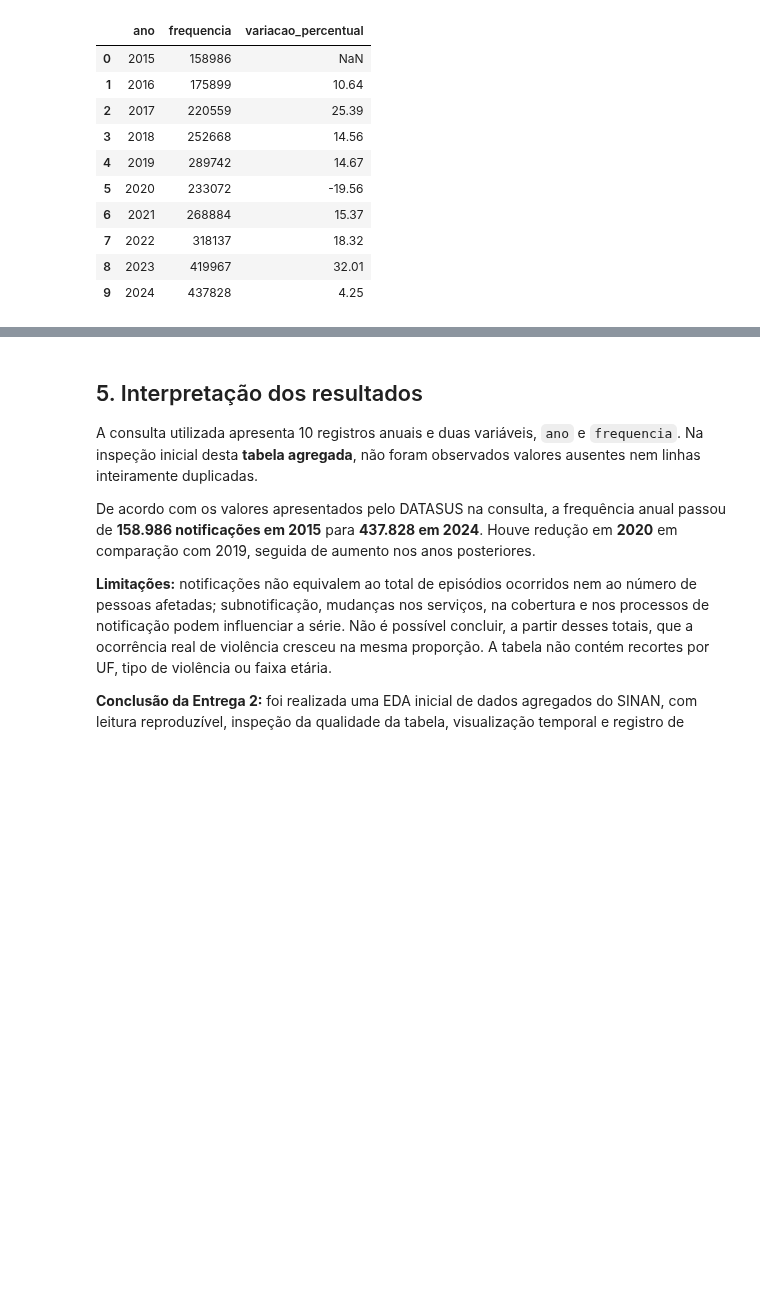
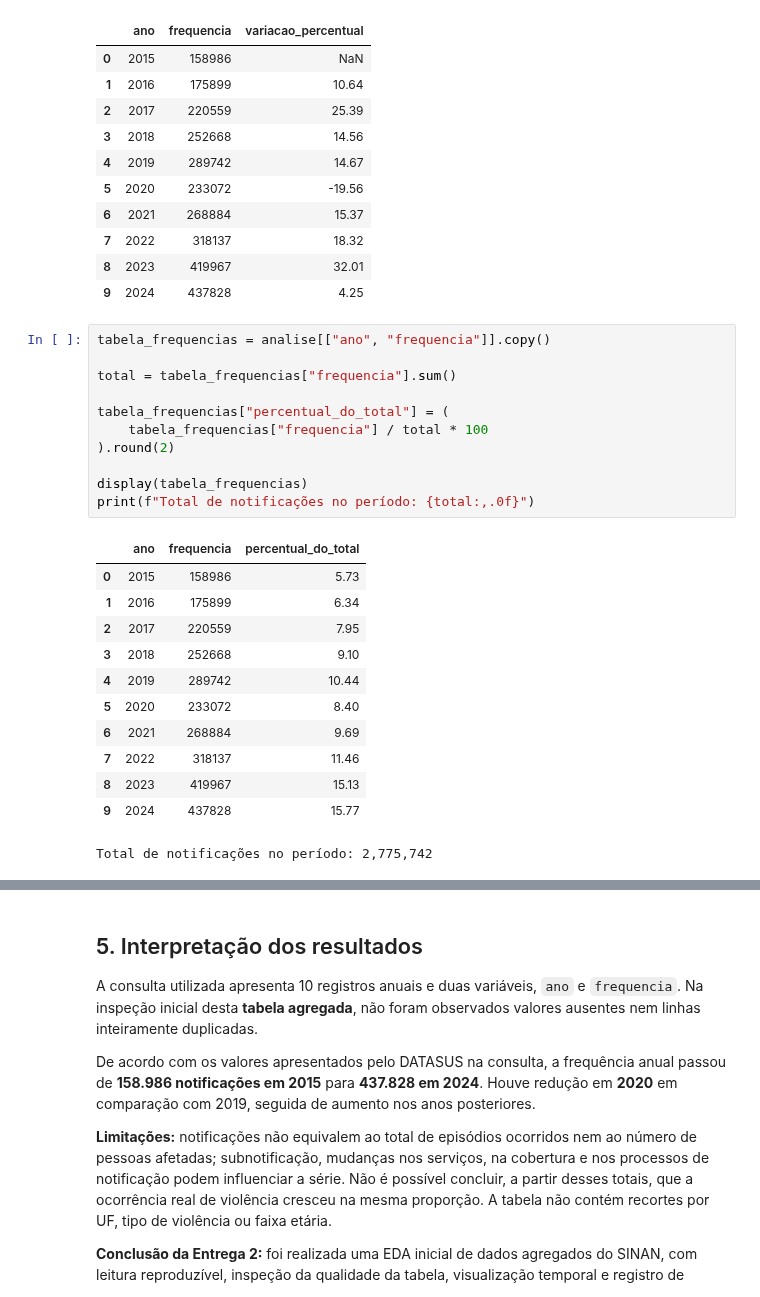
Before and after one commit to AbelPiassa/Meu-Ciclo, a Jupyter notebook: data-science/notebooks/01_eda_sinan_meu_ciclo.ipynb, the cells around one changed output, grey strips where cells are left out. Drawn from its saved outputs; the diff is of its cells as text; blank space fills up the shorter version.

```diff
--- a/data-science/notebooks/01_eda_sinan_meu_ciclo.ipynb
+++ b/data-science/notebooks/01_eda_sinan_meu_ciclo.ipynb
@@ -158,3 +158,27 @@ Variação do primeiro ao último ano: 175.4%
 | 7 | 2022 | 318137 | 18.32 |
 | 8 | 2023 | 419967 | 32.01 |
 | 9 | 2024 | 437828 | 4.25 |
+# %%
+tabela_frequencias = analise[["ano", "frequencia"]].copy()
+
+total = tabela_frequencias["frequencia"].sum()
+
+tabela_frequencias["percentual_do_total"] = (
+    tabela_frequencias["frequencia"] / total * 100
+).round(2)
+
+display(tabela_frequencias)
+print(f"Total de notificações no período: {total:,.0f}")
+# %% [output]
+|  | ano | frequencia | percentual_do_total |
+| 0 | 2015 | 158986 | 5.73 |
+| 1 | 2016 | 175899 | 6.34 |
+| 2 | 2017 | 220559 | 7.95 |
+| 3 | 2018 | 252668 | 9.10 |
+| 4 | 2019 | 289742 | 10.44 |
+| 5 | 2020 | 233072 | 8.40 |
+| 6 | 2021 | 268884 | 9.69 |
+| 7 | 2022 | 318137 | 11.46 |
+| 8 | 2023 | 419967 | 15.13 |
+| 9 | 2024 | 437828 | 15.77 |
+Total de notificações no período: 2,775,742
```
Also changed, not shown: parts of 3 cells of this notebook.
